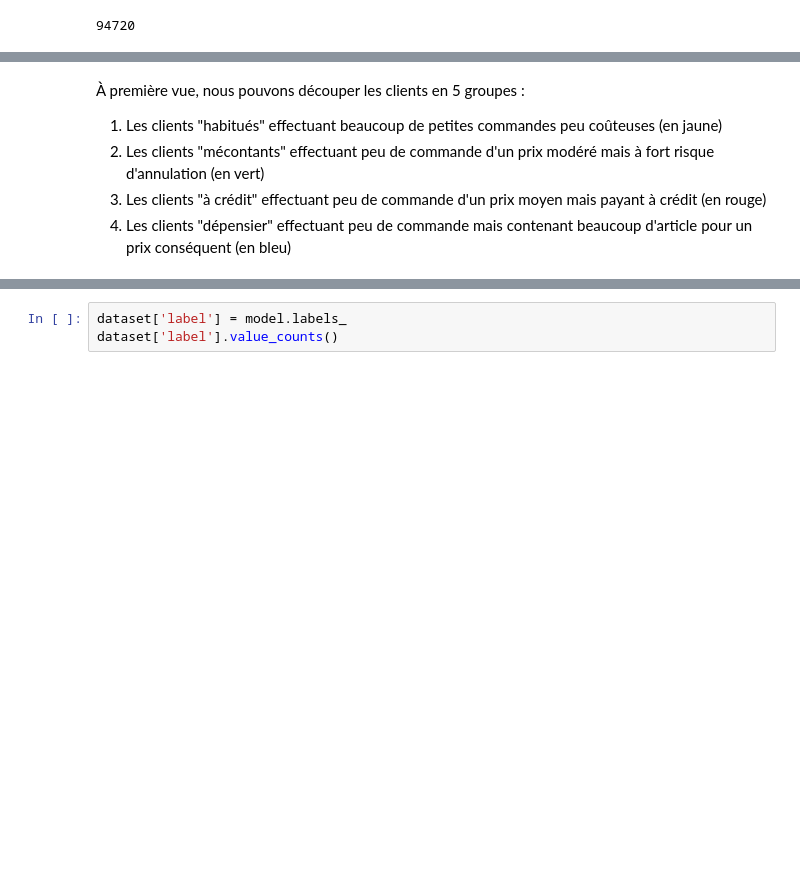
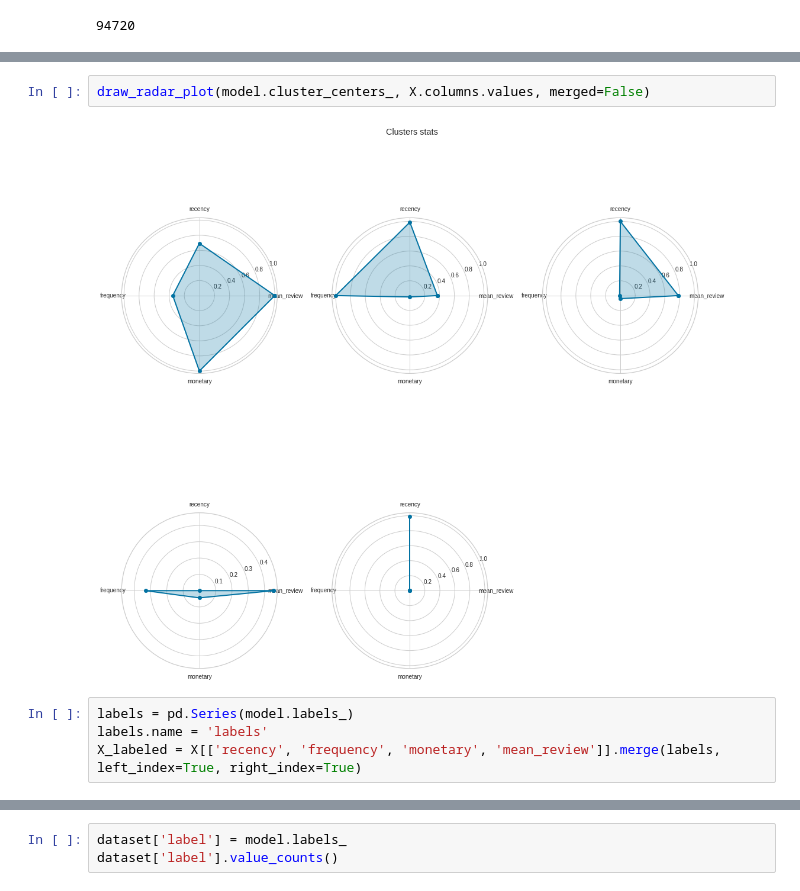
Before and after one commit to JbIPS/ML_Polist, a Jupyter notebook: POLIST_02_code.ipynb, the cells around one changed output, grey strips where cells are left out. Cells and saved outputs as stored; diff of their text form; blank space fills up the shorter version.

Commit message:
Cluster analysis

```diff
--- a/POLIST_02_code.ipynb
+++ b/POLIST_02_code.ipynb
@@ -188,6 +185,8 @@ plt.show()
-# %% [markdown]
-À première vue, nous pouvons découper les clients en 5 groupes :
-1. Les clients "habitués" effectuant beaucoup de petites commandes peu coûteuses (en jaune)
-2. Les clients "mécontants" effectuant peu de commande d'un prix modéré mais à fort risque d'annulation (en vert)
-3. Les clients "à crédit" effectuant peu de commande d'un prix moyen mais payant à crédit (en rouge)
-4. Les clients "dépensier" effectuant peu de commande mais contenant beaucoup d'article pour un prix conséquent (en bleu)
+# %%
+draw_radar_plot(model.cluster_centers_, X.columns.values, merged=False)
+# %% [output]
+[figure, added]
+# %%
+labels = pd.Series(model.labels_)
+labels.name = 'labels'
+X_labeled = X[['recency', 'frequency', 'monetary', 'mean_review']].merge(labels, left_index=True, right_index=True)
```
Also changed, not shown: parts of 14 cells of this notebook, 2 other files.
